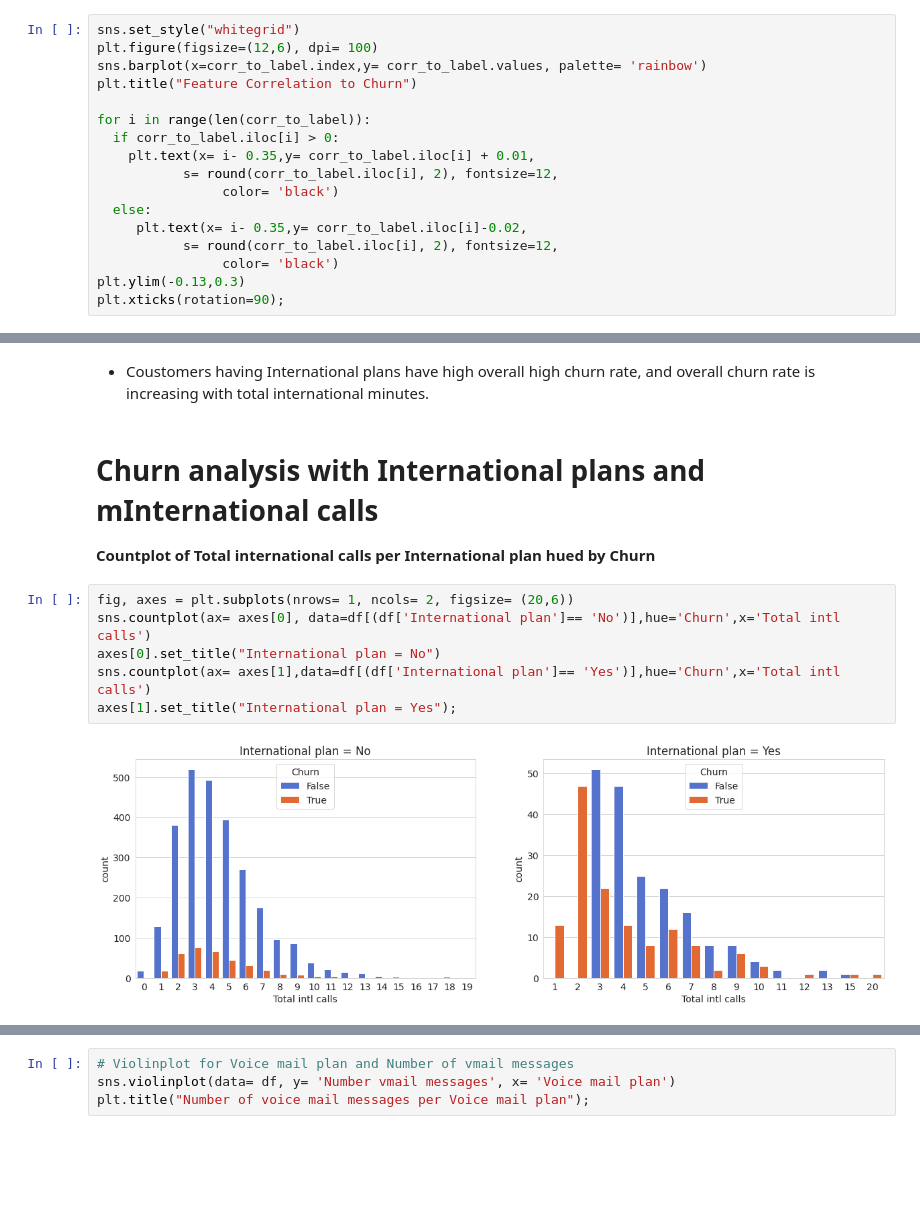
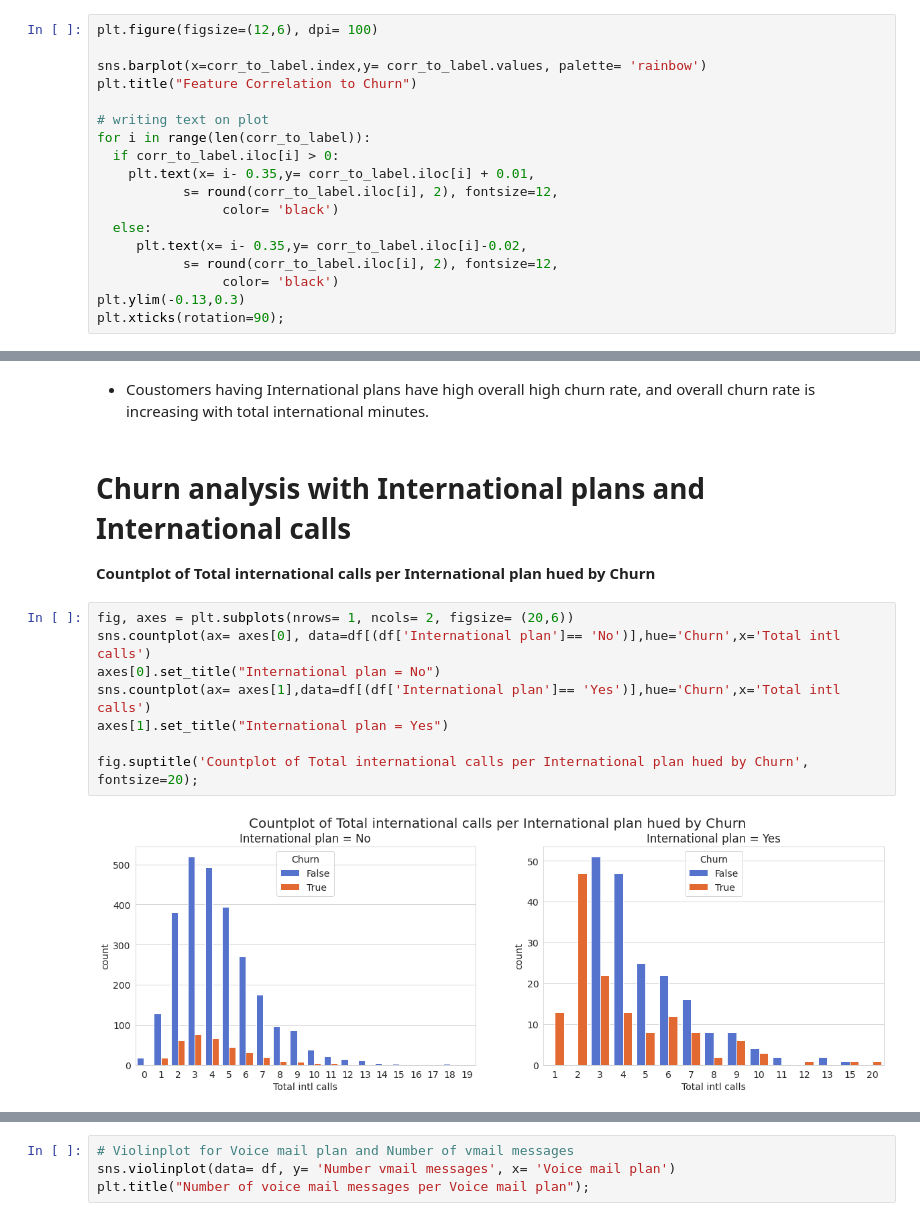
Before and after one commit to Gaurav2912/Telecom-Churn-Analysis---Capstone-Project, a Jupyter notebook: Telecom_Churn_Analysis_Capstone_Project.ipynb, the cells around one changed output, grey strips where cells are left out. Saved outputs shown, nothing was run; the diff lists cells and outputs as text; blank space fills up the shorter version.

```diff
--- a/Telecom_Churn_Analysis_Capstone_Project.ipynb
+++ b/Telecom_Churn_Analysis_Capstone_Project.ipynb
@@ -545,9 +554,10 @@ Name: Churn, dtype: float64
 # %%
-sns.set_style("whitegrid")
 plt.figure(figsize=(12,6), dpi= 100)
+
 sns.barplot(x=corr_to_label.index,y= corr_to_label.values, palette= 'rainbow')
 plt.title("Feature Correlation to Churn")
 
+# writing text on plot
 for i in range(len(corr_to_label)):
   if corr_to_label.iloc[i] > 0:
     plt.text(x= i- 0.35,y= corr_to_label.iloc[i] + 0.01,
@@ -680,17 +695,19 @@ ax[2].set_title("User with international plans");
 # %% [markdown]
 * Coustomers having International plans have high overall high churn rate, and overall churn rate is increasing with total international minutes.
 # %% [markdown]
-# Churn analysis with International plans and mInternational calls
+# Churn analysis with International plans and International calls
 
 **Countplot of Total international calls per International plan hued by Churn**
 # %%
 fig, axes = plt.subplots(nrows= 1, ncols= 2, figsize= (20,6))
 sns.countplot(ax= axes[0], data=df[(df['International plan']== 'No')],hue='Churn',x='Total intl calls')
 axes[0].set_title("International plan = No")
 sns.countplot(ax= axes[1],data=df[(df['International plan']== 'Yes')],hue='Churn',x='Total intl calls')
-axes[1].set_title("International plan = Yes");
+axes[1].set_title("International plan = Yes")
+
+fig.suptitle('Countplot of Total international calls per International plan hued by Churn', fontsize=20);
 # %% [output]
-[figure, old version]
+[figure, new version]
 # %% [markdown]
 **Users without international**
 * Churn and retain behaviour  plans follow  same pattern.
```
Also changed, not shown: parts of 108 cells of this notebook.
